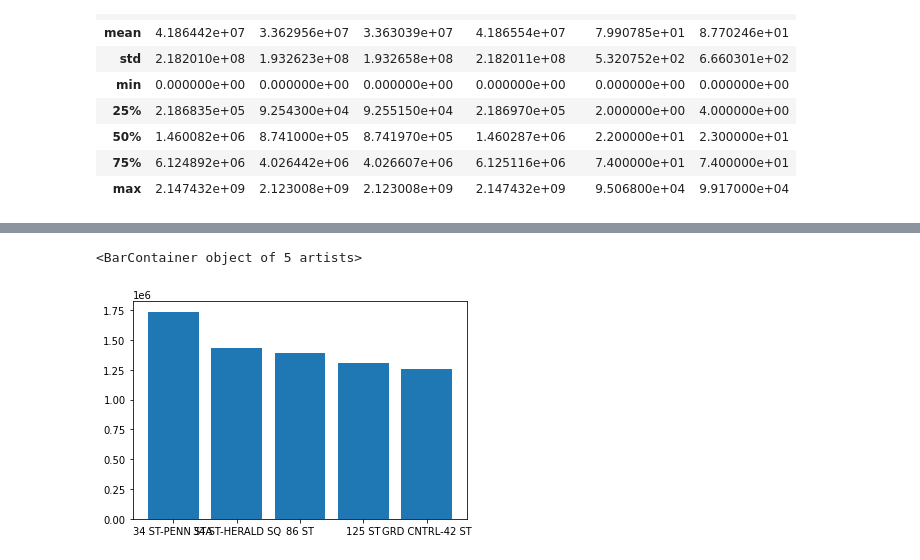
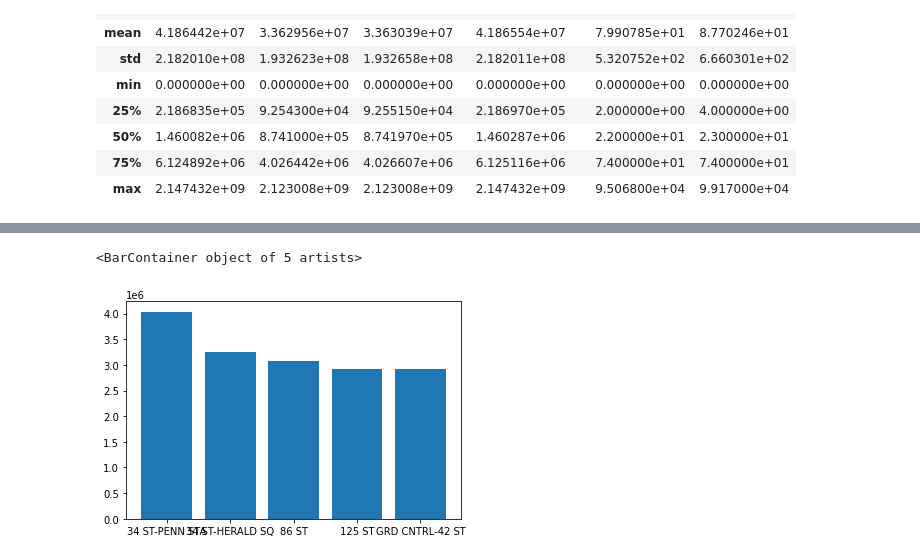
Before and after one commit to waadsuliman22/bootcamp_t5_waad, a Jupyter notebook: Untitled0.ipynb, the cells around one changed output, grey strips where cells are left out. Cells and saved outputs as stored; diff of their text form; code cells hidden in the pictures.

```diff
--- a/Untitled0.ipynb
+++ b/Untitled0.ipynb
@@ -275,9 +303,10 @@ grouped_time.head()
 # %%
-dataFrame = grouped_time.groupby(['STATION']).TOTAL_ENTRIES.sum().reset_index().sort_values("TOTAL_ENTRIES",ascending =False ).head()
+dataFrame = grouped_time.groupby(['STATION']).TOTAL_TRAFFIC.sum().reset_index().sort_values("TOTAL_TRAFFIC",ascending =False ).head()
 # %%
+##plot the total traffic
 import matplotlib.pyplot as plt
 x = ["34 ST-PENN STA","34 ST-HERALD SQ","86 ST","125 ST","GRD CNTRL-42 ST"]
-plt.bar(x, dataFrame["TOTAL_ENTRIES"])
+plt.bar(x, dataFrame["TOTAL_TRAFFIC"])
 # %% [output]
 <BarContainer object of 5 artists>
-[figure, old version]
+[figure, new version]
```
Also changed, not shown: parts of 15 cells of this notebook.
